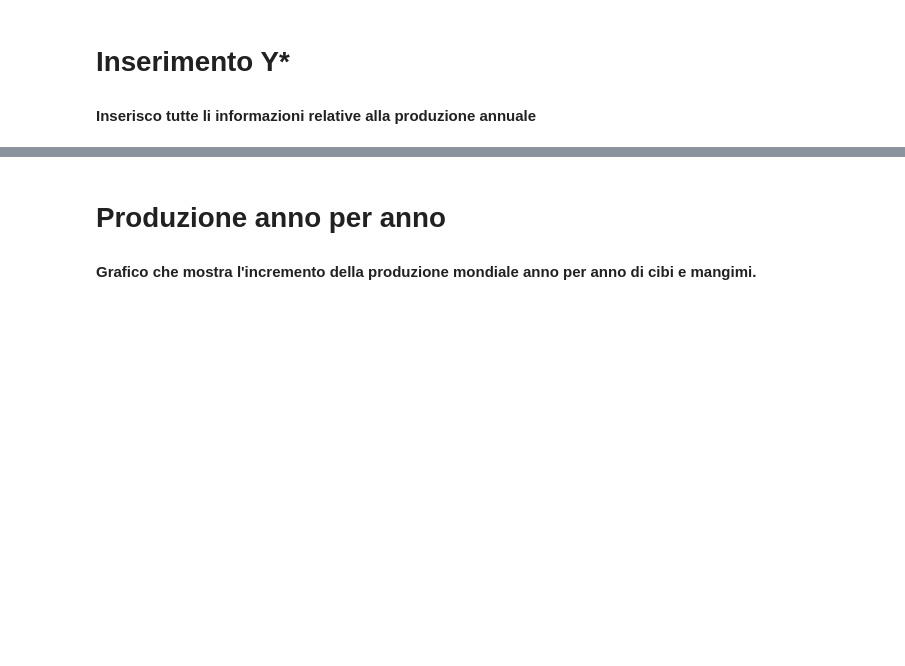
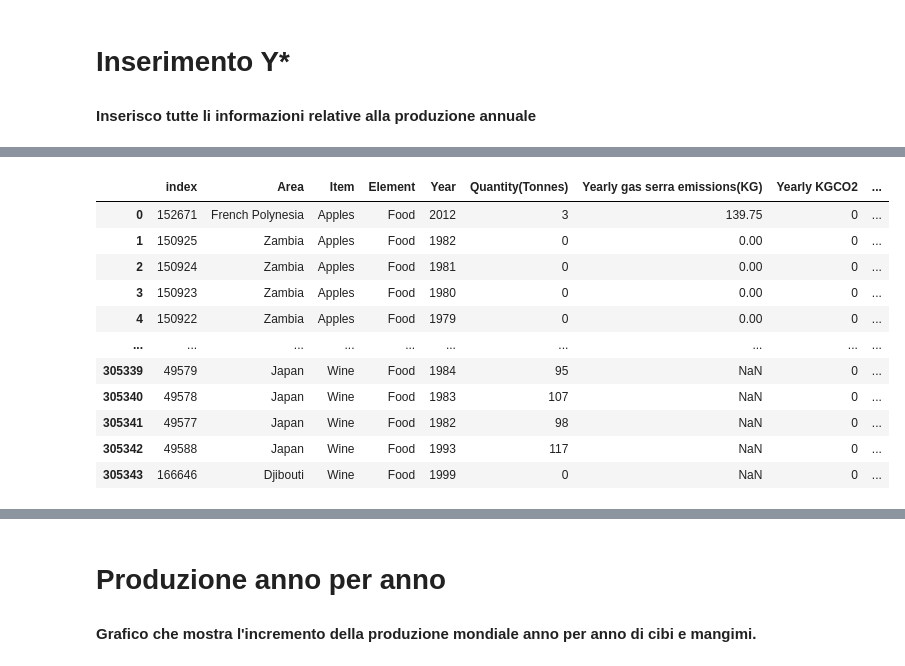
Before and after one commit to monkeymatt0/ProduzioneCibiMangimiImpattoAmbientale, a Jupyter notebook: MatteoVolleroDataVis.ipynb, the cells around one changed output, grey strips where cells are left out. Cells and saved outputs as stored; diff of their text form; code cells hidden in the pictures; blank space fills up the shorter version.

Commit message:
Creazione dizionari con fattori inquinanti + Aggiunta dei vari tipi di inquinamento a graphics_df

```diff
--- a/MatteoVolleroDataVis.ipynb
+++ b/MatteoVolleroDataVis.ipynb
@@ -639,8 +674,14 @@ for area in years_productions.keys():
 # %%
 for index, food_items in Food_feed_df.iterrows():
      for i in range(1961, 2014):
+
           area = food_items["Area"]
           food_type = food_items["Type"]
-          Food_feed_df.at[index, f"Y{i}"] = years_productions[area][food_type][f"Y{i}"]
+          yearly_tonnes_quantity = 0
 
-Food_feed_df
+          if isinstance(years_productions[area][food_type][f"Y{i}"], pd.core.series.Series):
+               yearly_tonnes_quantity = years_productions[area][food_type][f"Y{i}"].to_list()[0]
+          else:
+               yearly_tonnes_quantity = years_productions[area][food_type][f"Y{i}"]
+
+          Food_feed_df.at[index, f"Y{i}"] = yearly_tonnes_quantity
@@ -669,13 +697,78 @@ Food_feed_df
 - **Yearly KGCO2:** Chili di CO2 rilasciati in quel anno.
 - **Yearly gPO4 producted:** Quantità in grammi di gPO4 rilasciata annualmente.
 - **Yearly water usage(lt):** Quantità di acqua usata per la produzione.
-# %%
-columns = ["Area", "Item", "Element", "Year", "Yearly gas serra emissions", "Yearly KGCO2", "Yearly gPO4 producted", "Yearly water usage(lt)"]
-
-record_for_df = list()
-for index, record in Food_feed_df.iterrows():
-     for i in range(1961, 2013):
-          record_for_df.append([record["Area"], record["Item"], record["Element"], f"{i}", 0, 0, 0, 0 ])
-
-graphics_df = pd.DataFrame(record_for_df, columns=columns)
-graphics_df
+# %%
+columns = ["Area", "Item", "Element", "Year", "Quantity(Tonnes)", "Yearly gas serra emissions(KG)", "Yearly KGCO2", "Yearly gPO4 producted", "Yearly water usage(lt)"]
+record_for_df = list()
+for index, record in Food_feed_df.iterrows():
+     for i in range(1961, 2013):
+          record_for_df.append([record["Area"], record["Type"], record["Element"], f"{i}", record[f"Y{i}"], 0, 0, 0, 0 ])
+
+graphics_df = pd.DataFrame(record_for_df, columns=columns)
+types = graphics_df["Item"].drop_duplicates().to_list()
+serra_emissions_dict = dict()
+
+emissioni_gas_serra = list() # Lista che conterrà le emissioni di gas serra in maniera ordinata
+emissioni_CO2 = list() # Lista che conterrà tutte le emissioni di CO2 in maniera ordinata
+eutrofizzazione = list() # Lista che conterrà informazioni relativa al rilascio di PO4
+utilizzo_acqua = list() # Lista che conterrà quanta acqua viene usata per la produzione in maniera ordinata
+
+
+# Velocizzare questa parte puoi creare una lista/serire che contiene gli elementi nella stessa posizione di dove si trovano normalmente cosi puoi andare semplicemente a moltiplicare vettore per vettore e velocizzare il tutto
+def get_gas_serra_factor(_food_type):
+
+     gas_serra = None
+
+
+     if _food_type == "Wheat" or _food_type == "Rye":
+          gas_serra = Food_Production_df.loc[Food_Production_df["Food product"] == "Wheat & Rye (Bread)", "Greenhouse gas emissions per 1000kcal (kgCO₂eq per 1000kcal)"]
+     elif _food_type == "Berries" or _food_type == "Grapes":
+          gas_serra = Food_Production_df.loc[Food_Production_df["Food product"] == "Berries & Grape (Bread)", "Greenhouse gas emissions per 1000kcal (kgCO₂eq per 1000kcal)"]
+     elif _food_type == "Onions" or _food_type == "Leeks":
+          gas_serra = Food_Production_df.loc[Food_Production_df["Food product"] == "Onions & Leeks", "Greenhouse gas emissions per 1000kcal (kgCO₂eq per 1000kcal)"]
+     elif _food_type == "Lamb" or _food_type == "Mutton":
+          gas_serra = Food_Production_df.loc[Food_Production_df["Food product"] == "Lamb & Mutton", "Greenhouse gas emissions per 1000kcal (kgCO₂eq per 1000kcal)"]
+     else:
+          gas_serra = Food_Production_df.loc[Food_Production_df["Food product"] == _food_type, "Greenhouse gas emissions per 1000kcal (kgCO₂eq per 1000kcal)"]
+
+     if len(gas_serra) == 0:
+          gas_serra = 0
+     else:
+          gas_serra = gas_serra.to_list()[0]
+
+     return gas_serra
+
+
+for _food_type in types:
+     if _food_type not in serra_emissions_dict.keys():
+          if len(Food_Production_df.loc[Food_Production_df["Food product"] == _food_type, "Kg producted x 1000kcal"]) == 0:
+               serra_emissions_dict[_food_type] = (get_gas_serra_factor(_food_type), 0)
+          else:
+               serra_emissions_dict[_food_type] = (get_gas_serra_factor(_food_type), Food_Production_df.loc[Food_Production_df["Food product"] == _food_type, "Kg producted x 1000kcal"].to_list()[0])
+
+# Provare ad implementare con un modo più rapido
+for index, record in graphics_df.iterrows():
+     _food_type = record["Item"]
+     if _food_type in serra_emissions_dict:
+          if serra_emissions_dict[_food_type][1] != 0:
+               emissioni_gas_serra.append(((record["Quantity(Tonnes)"] * 1000)) * (serra_emissions_dict[_food_type][0]/serra_emissions_dict[_food_type][1]))
+          else:
+               emissioni_gas_serra.append(np.NaN)
+
+graphics_df["Yearly gas serra emissions(KG)"] = emissioni_gas_serra
+graphics_df = graphics_df.sort_values(by="Item", ascending=True) # Ovviamente non droppa i nan inplace
+graphics_df = graphics_df.reset_index()
+graphics_df
+# %% [output]
+|  | index | Area | Item | Element | Year | Quantity(Tonnes) | Yearly gas serra emissions(KG) | Yearly KGCO2 | ... |
+| 0 | 152671 | French Polynesia | Apples | Food | 2012 | 3 | 139.75 | 0 | ... |
+| 1 | 150925 | Zambia | Apples | Food | 1982 | 0 | 0.00 | 0 | ... |
+| 2 | 150924 | Zambia | Apples | Food | 1981 | 0 | 0.00 | 0 | ... |
+| 3 | 150923 | Zambia | Apples | Food | 1980 | 0 | 0.00 | 0 | ... |
+| 4 | 150922 | Zambia | Apples | Food | 1979 | 0 | 0.00 | 0 | ... |
+| ... | ... | ... | ... | ... | ... | ... | ... | ... | ... |
+| 305339 | 49579 | Japan | Wine | Food | 1984 | 95 | NaN | 0 | ... |
+| 305340 | 49578 | Japan | Wine | Food | 1983 | 107 | NaN | 0 | ... |
+| 305341 | 49577 | Japan | Wine | Food | 1982 | 98 | NaN | 0 | ... |
+| 305342 | 49588 | Japan | Wine | Food | 1993 | 117 | NaN | 0 | ... |
+| 305343 | 166646 | Djibouti | Wine | Food | 1999 | 0 | NaN | 0 | ... |
```
Also changed, not shown: parts of 10 cells of this notebook, 1 other file.
